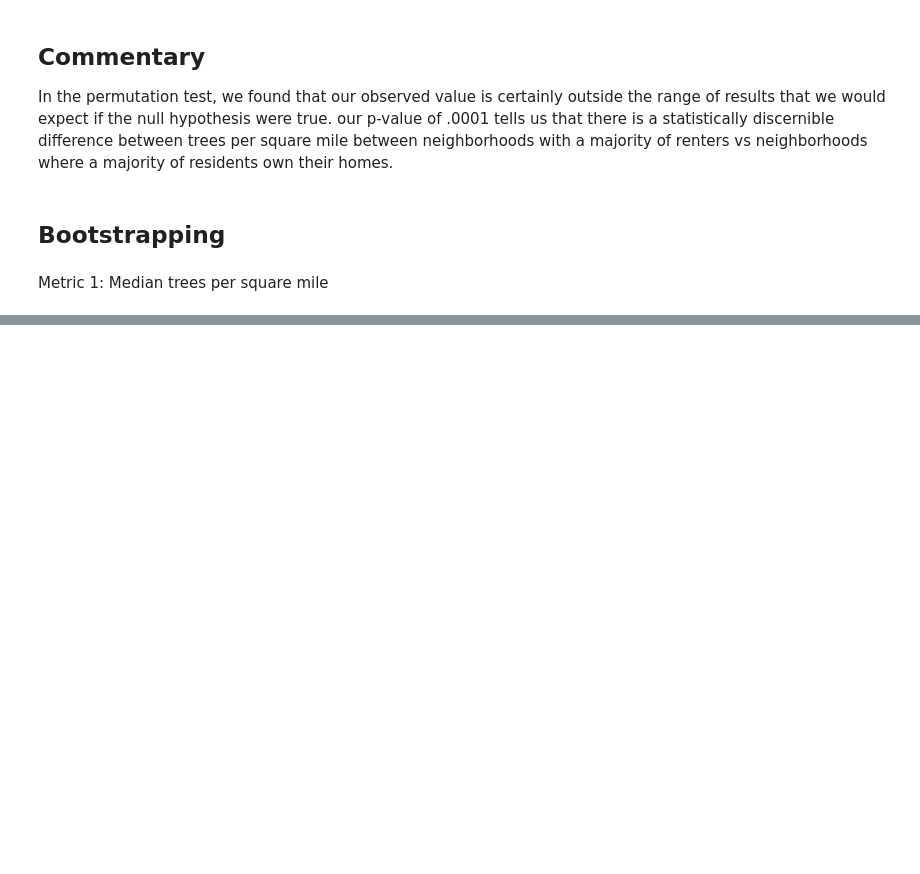
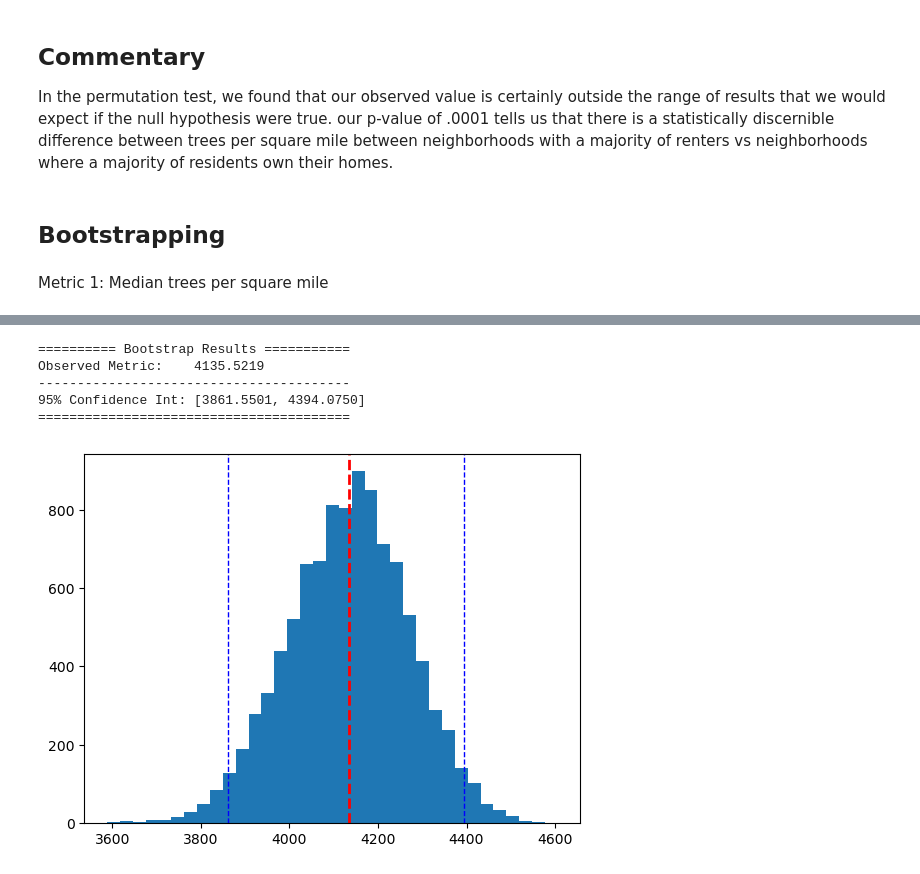
Before and after one commit to josiahpasse-cmd/minneapolis-tree-analysis, a Jupyter notebook: analysis.ipynb, the cells around one changed output, grey strips where cells are left out. Saved outputs shown, nothing was run; the diff lists cells and outputs as text; code cells hidden in the pictures; blank space fills up the shorter version.

```diff
--- a/analysis.ipynb
+++ b/analysis.ipynb
@@ -648,0 +664,17 @@ Mean of Boots:      4377.2018
+# %%
+# Define bootstrap function for metric 2
+def mean_trees_per_sq_mile(df: pd.DataFrame) -> float:
+    return df["trees_per_square_mile"].mean()
+
+# Run the Bootstrap
+run_bootstrap(df = tree_count_by_neighborhood
+              , fn = mean_trees_per_sq_mile
+              , replicates=10_000
+              , plot_results=True)
+# %% [output]
+========== Bootstrap Results ===========
+Observed Metric:    4135.5219
+----------------------------------------
+95% Confidence Int: [3861.5501, 4394.0750]
+========================================
+[figure, added]
```
Also changed, not shown: parts of 24 cells of this notebook.
